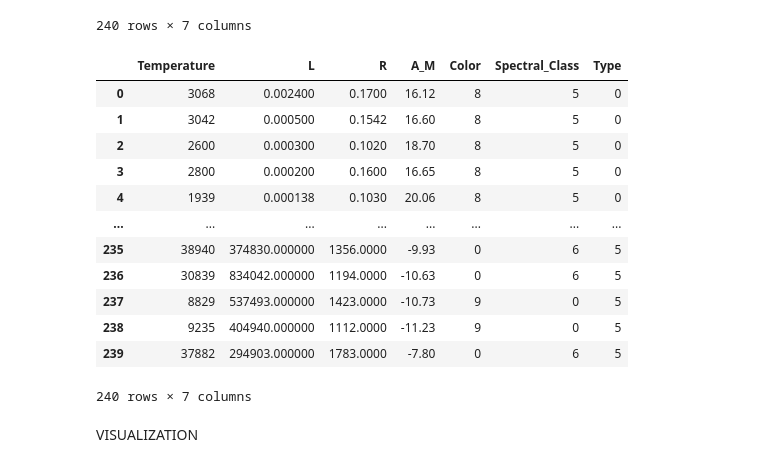
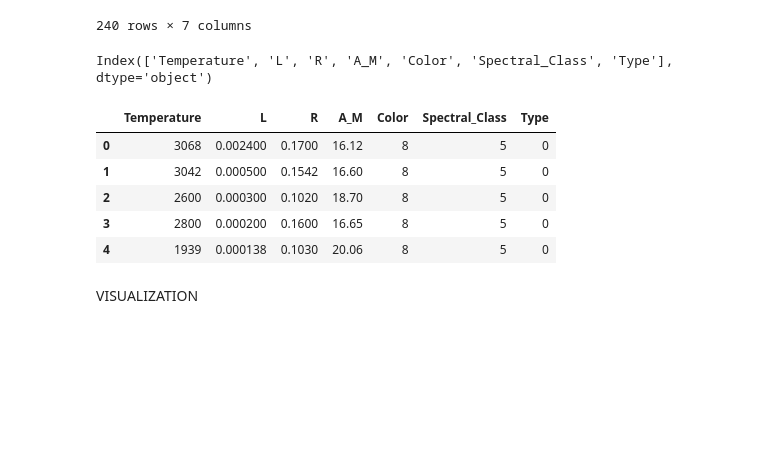
Before and after one commit to Aminata-lo/checkpoint1, a Jupyter notebook: project.ipynb, the cells around one changed output. Saved outputs shown, nothing was run; the diff lists cells and outputs as text; code cells hidden in the pictures; blank space fills up the shorter version.

```diff
--- a/project.ipynb
+++ b/project.ipynb
@@ -73,28 +91,25 @@ star
 | 238 | 9235 | 404940.000000 | 1112.0000 | -11.23 | White | A | 5 |
 | 239 | 37882 | 294903.000000 | 1783.0000 | -7.80 | Blue | O | 5 |
 240 rows × 7 columns
+# %%
+star.columns
+# %% [output]
+Index(['Temperature', 'L', 'R', 'A_M', 'Color', 'Spectral_Class', 'Type'], dtype='object')
 # %%
 encoder = LabelEncoder()
 
 
 star['Color'] = encoder.fit_transform(star['Color'])
 star['Spectral_Class'] = encoder.fit_transform(star['Spectral_Class'])
-# %%
-star
-# %% [output]
-|  | Temperature | L | R | A_M | Color | Spectral_Class | Type |
-| 0 | 3068 | 0.002400 | 0.1700 | 16.12 | 8 | 5 | 0 |
-| 1 | 3042 | 0.000500 | 0.1542 | 16.60 | 8 | 5 | 0 |
-| 2 | 2600 | 0.000300 | 0.1020 | 18.70 | 8 | 5 | 0 |
-| 3 | 2800 | 0.000200 | 0.1600 | 16.65 | 8 | 5 | 0 |
-| 4 | 1939 | 0.000138 | 0.1030 | 20.06 | 8 | 5 | 0 |
-| ... | ... | ... | ... | ... | ... | ... | ... |
-| 235 | 38940 | 374830.000000 | 1356.0000 | -9.93 | 0 | 6 | 5 |
-| 236 | 30839 | 834042.000000 | 1194.0000 | -10.63 | 0 | 6 | 5 |
-| 237 | 8829 | 537493.000000 | 1423.0000 | -10.73 | 9 | 0 | 5 |
-| 238 | 9235 | 404940.000000 | 1112.0000 | -11.23 | 9 | 0 | 5 |
-| 239 | 37882 | 294903.000000 | 1783.0000 | -7.80 | 0 | 6 | 5 |
-240 rows × 7 columns
+# %%
+star.head()
+# %% [output]
+|  | Temperature | L | R | A_M | Color | Spectral_Class | Type |
+| 0 | 3068 | 0.002400 | 0.1700 | 16.12 | 8 | 5 | 0 |
+| 1 | 3042 | 0.000500 | 0.1542 | 16.60 | 8 | 5 | 0 |
+| 2 | 2600 | 0.000300 | 0.1020 | 18.70 | 8 | 5 | 0 |
+| 3 | 2800 | 0.000200 | 0.1600 | 16.65 | 8 | 5 | 0 |
+| 4 | 1939 | 0.000138 | 0.1030 | 20.06 | 8 | 5 | 0 |
 # %% [markdown]
 VISUALIZATION
 # %%
```
Also changed, not shown: parts of 21 cells of this notebook.
